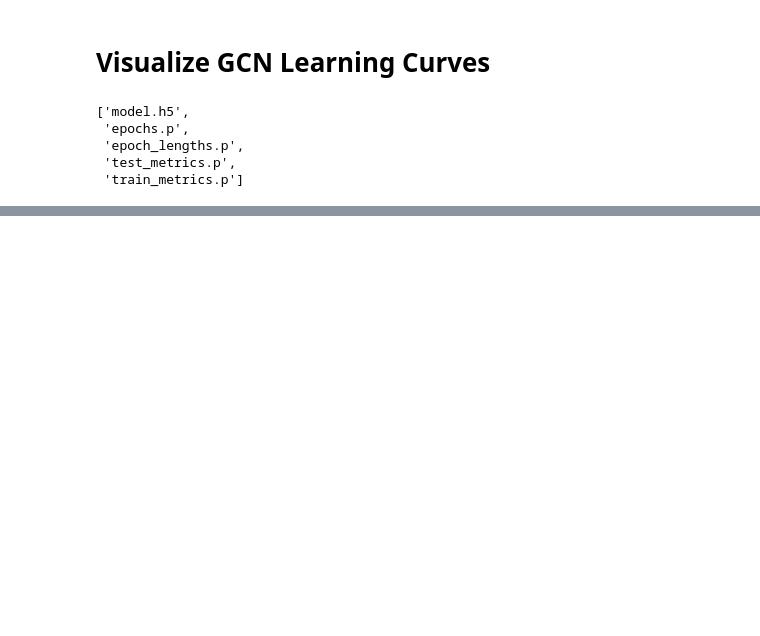
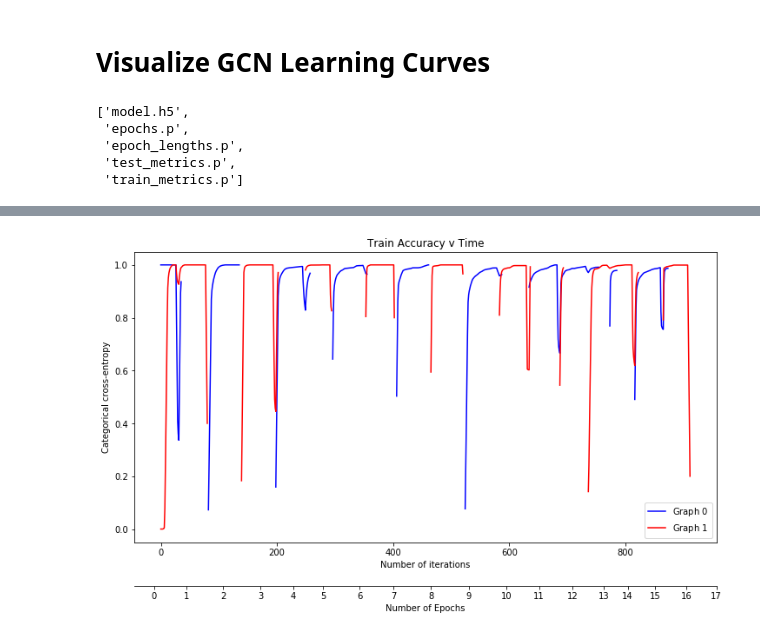
Before and after one commit to mananshah99/graph-embeddings, a Jupyter notebook: embed-gcn/visualize_curves.ipynb, the cells around one changed output, grey strips where cells are left out. Drawn from its saved outputs; the diff is of its cells as text; code cells hidden in the pictures; blank space fills up the shorter version.

```diff
--- a/embed-gcn/visualize_curves.ipynb
+++ b/embed-gcn/visualize_curves.ipynb
@@ -78,0 +154,4 @@ plt.plot(x, train_loss[2])
+# %%
+plotX(train_acc, 0, len(train_acc[0]), title="Train Accuracy v Time", run_fit = False)
+# %% [output]
+[figure, added]
```
Also changed, not shown: parts of 10 cells of this notebook.
